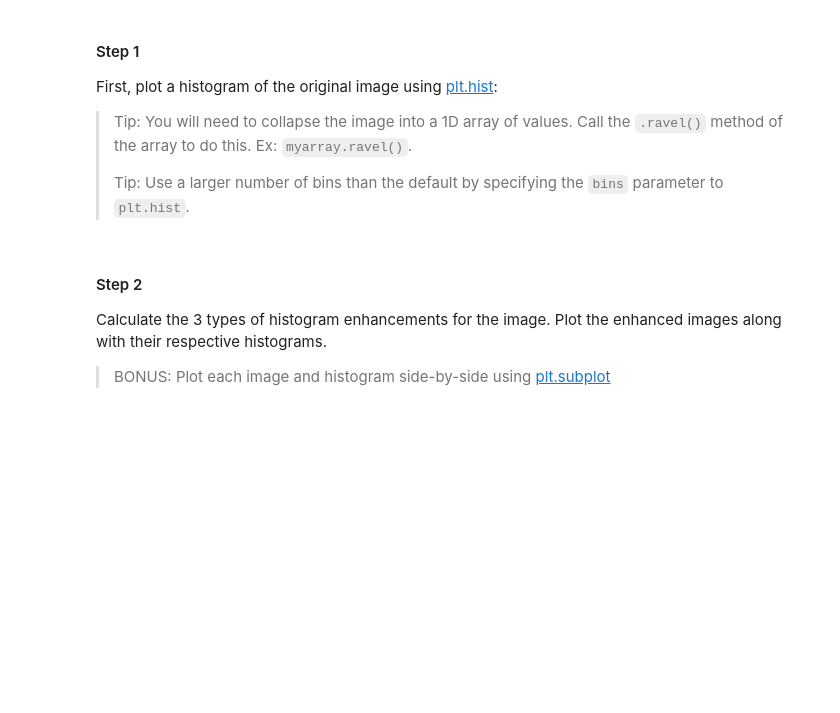
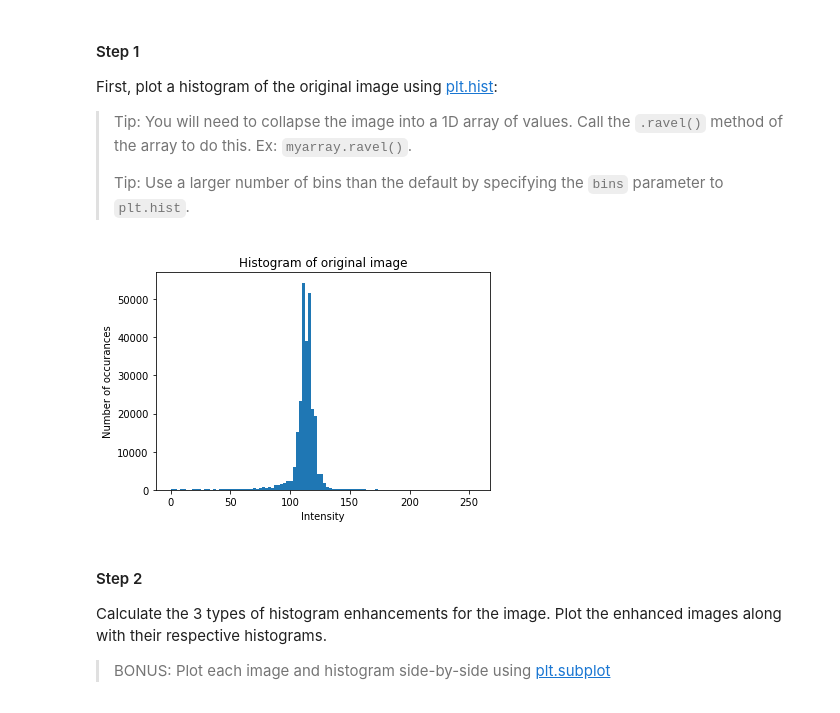
Before and after one commit to leouieda/remote-sensing, a Jupyter notebook: practical1.ipynb, the cells around one changed output. Cells and saved outputs as stored; diff of their text form; code cells hidden in the pictures; blank space fills up the shorter version.

```diff
--- a/practical1.ipynb
+++ b/practical1.ipynb
@@ -142,3 +171,12 @@ plt.show()
+# %%
+plt.figure()
+plt.title("Histogram of original image")
+plt.hist(moon.ravel(), bins=100)
+plt.xlabel("Intensity")
+plt.ylabel("Number of occurances")
+plt.show()
+# %% [output]
+[figure, added]
 # %% [markdown]
 #### Step 2
 
```
Also changed, not shown: parts of 20 cells of this notebook.
